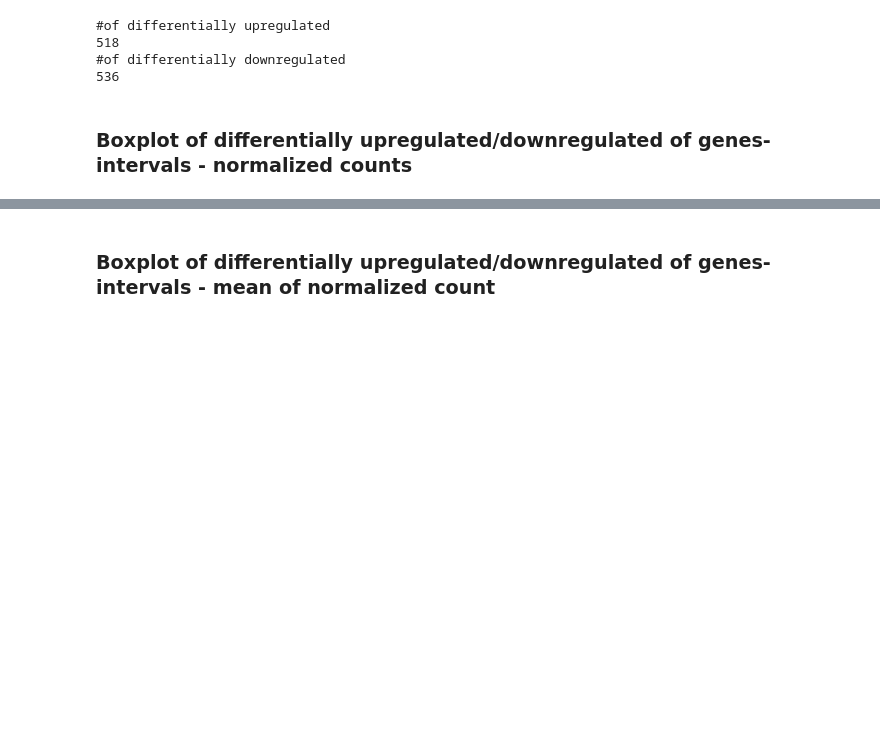
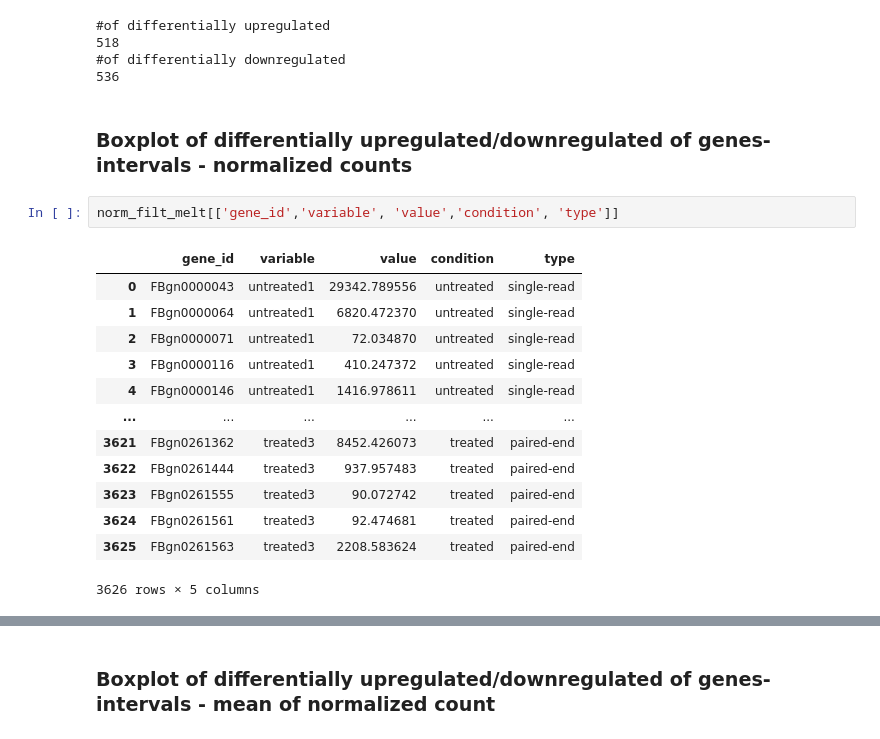
Before and after one commit to FedeGerva/pydeseq2, a Jupyter notebook: notebook/DESeq2_rnaseq.ipynb, the cells around one changed output, grey strips where cells are left out. Drawn from its saved outputs; the diff is of its cells as text; blank space fills up the shorter version.

```diff
--- a/notebook/DESeq2_rnaseq.ipynb
+++ b/notebook/DESeq2_rnaseq.ipynb
@@ -431,6 +420,22 @@ print(shape(diff_down)[0])
 536
 # %% [markdown]
 ### Boxplot of differentially upregulated/downregulated of genes-intervals - normalized counts
+# %%
+norm_filt_melt[['gene_id','variable', 'value','condition', 'type']]
+# %% [output]
+|  | gene_id | variable | value | condition | type |
+| 0 | FBgn0000043 | untreated1 | 29342.789556 | untreated | single-read |
+| 1 | FBgn0000064 | untreated1 | 6820.472370 | untreated | single-read |
+| 2 | FBgn0000071 | untreated1 | 72.034870 | untreated | single-read |
+| 3 | FBgn0000116 | untreated1 | 410.247372 | untreated | single-read |
+| 4 | FBgn0000146 | untreated1 | 1416.978611 | untreated | single-read |
+| ... | ... | ... | ... | ... | ... |
+| 3621 | FBgn0261362 | treated3 | 8452.426073 | treated | paired-end |
+| 3622 | FBgn0261444 | treated3 | 937.957483 | treated | paired-end |
+| 3623 | FBgn0261555 | treated3 | 90.072742 | treated | paired-end |
+| 3624 | FBgn0261561 | treated3 | 92.474681 | treated | paired-end |
+| 3625 | FBgn0261563 | treated3 | 2208.583624 | treated | paired-end |
+3626 rows × 5 columns
 # %%
 norm_count=counts(dds, normalized=True) #extract normalized count matrix
 norm_count=pd.DataFrame(np.matrix(norm_count), index=rownames(dds), columns=colnames(dds))
```
Also changed, not shown: parts of 13 cells of this notebook, 1 other file.
